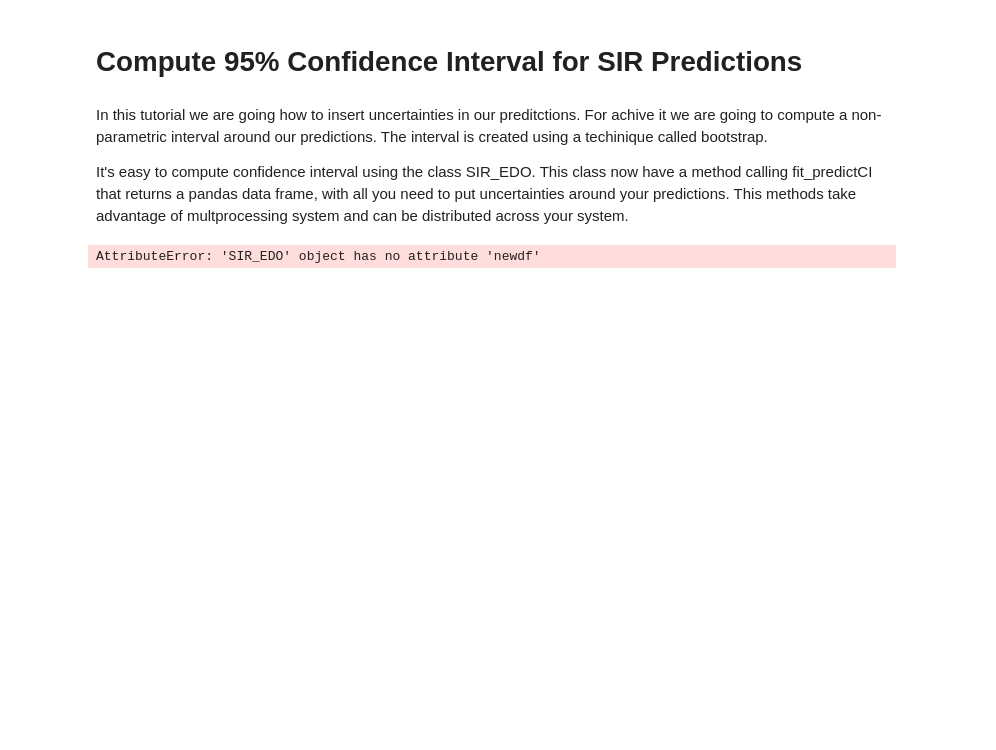
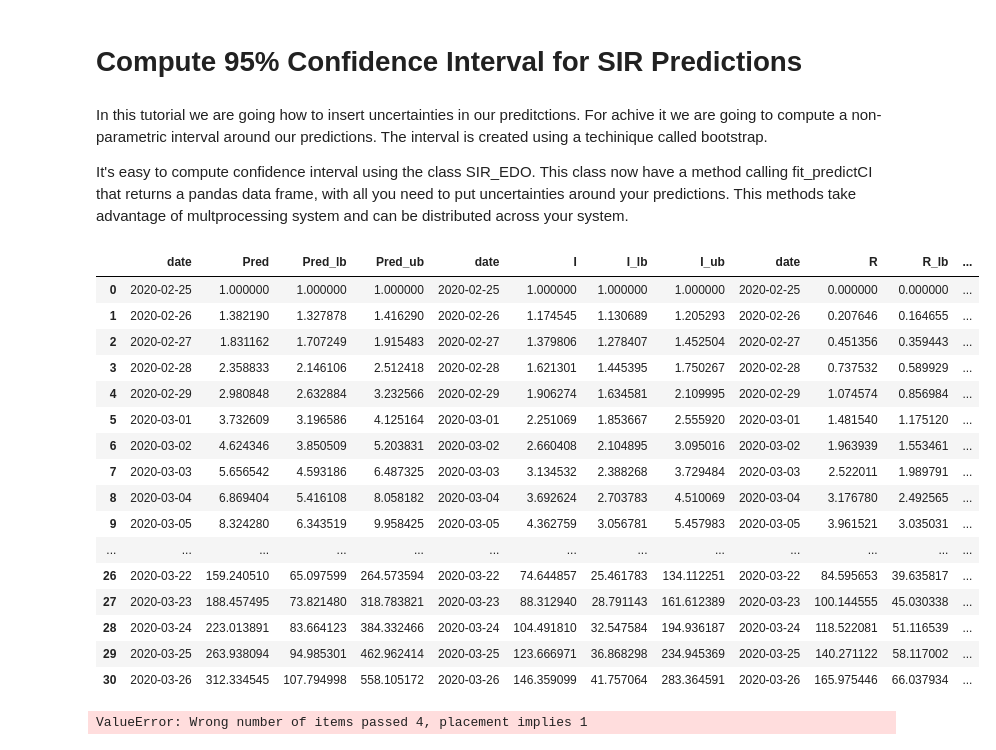
Before and after one commit to cidacslab/Mathematical-and-Statistical-Modeling-of-COVID19-in-Brazil, a Jupyter notebook: tutorials/SIRCIMP.ipynb, the cells around one changed output. Cells and saved outputs as stored; diff of their text form; code cells hidden in the pictures; blank space fills up the shorter version.

```diff
--- a/tutorials/SIRCIMP.ipynb
+++ b/tutorials/SIRCIMP.ipynb
@@ -36,14 +37,34 @@ model = SIR_EDO(50000000)
 # %%
 model.fit(x = x, y = y)
 # %%
-model.predictCI(x =x, y = y, ndays = 30, start = "2020-02-25",  bootstrap = 5, n_jobs = 8)
+resultdf = model.predictCI(x =x, y = y, ndays = 30, start = "2020-02-25",  bootstrap = 100, n_jobs = 8)
-# %% [output]
-AttributeError: 'SIR_EDO' object has no attribute 'newdf'
+# %%
+resultdf
+# %% [output]
+|  | date | Pred | Pred_lb | Pred_ub | date | I | I_lb | I_ub | date | R | R_lb | ... |
+| 0 | 2020-02-25 | 1.000000 | 1.000000 | 1.000000 | 2020-02-25 | 1.000000 | 1.000000 | 1.000000 | 2020-02-25 | 0.000000 | 0.000000 | ... |
+| 1 | 2020-02-26 | 1.382190 | 1.327878 | 1.416290 | 2020-02-26 | 1.174545 | 1.130689 | 1.205293 | 2020-02-26 | 0.207646 | 0.164655 | ... |
+| 2 | 2020-02-27 | 1.831162 | 1.707249 | 1.915483 | 2020-02-27 | 1.379806 | 1.278407 | 1.452504 | 2020-02-27 | 0.451356 | 0.359443 | ... |
+| 3 | 2020-02-28 | 2.358833 | 2.146106 | 2.512418 | 2020-02-28 | 1.621301 | 1.445395 | 1.750267 | 2020-02-28 | 0.737532 | 0.589929 | ... |
+| 4 | 2020-02-29 | 2.980848 | 2.632884 | 3.232566 | 2020-02-29 | 1.906274 | 1.634581 | 2.109995 | 2020-02-29 | 1.074574 | 0.856984 | ... |
+| 5 | 2020-03-01 | 3.732609 | 3.196586 | 4.125164 | 2020-03-01 | 2.251069 | 1.853667 | 2.555920 | 2020-03-01 | 1.481540 | 1.175120 | ... |
+| 6 | 2020-03-02 | 4.624346 | 3.850509 | 5.203831 | 2020-03-02 | 2.660408 | 2.104895 | 3.095016 | 2020-03-02 | 1.963939 | 1.553461 | ... |
+| 7 | 2020-03-03 | 5.656542 | 4.593186 | 6.487325 | 2020-03-03 | 3.134532 | 2.388268 | 3.729484 | 2020-03-03 | 2.522011 | 1.989791 | ... |
+| 8 | 2020-03-04 | 6.869404 | 5.416108 | 8.058182 | 2020-03-04 | 3.692624 | 2.703783 | 4.510069 | 2020-03-04 | 3.176780 | 2.492565 | ... |
+| 9 | 2020-03-05 | 8.324280 | 6.343519 | 9.958425 | 2020-03-05 | 4.362759 | 3.056781 | 5.457983 | 2020-03-05 | 3.961521 | 3.035031 | ... |
+| ... | ... | ... | ... | ... | ... | ... | ... | ... | ... | ... | ... | ... |
+| 26 | 2020-03-22 | 159.240510 | 65.097599 | 264.573594 | 2020-03-22 | 74.644857 | 25.461783 | 134.112251 | 2020-03-22 | 84.595653 | 39.635817 | ... |
+| 27 | 2020-03-23 | 188.457495 | 73.821480 | 318.783821 | 2020-03-23 | 88.312940 | 28.791143 | 161.612389 | 2020-03-23 | 100.144555 | 45.030338 | ... |
+| 28 | 2020-03-24 | 223.013891 | 83.664123 | 384.332466 | 2020-03-24 | 104.491810 | 32.547584 | 194.936187 | 2020-03-24 | 118.522081 | 51.116539 | ... |
+| 29 | 2020-03-25 | 263.938094 | 94.985301 | 462.962414 | 2020-03-25 | 123.666971 | 36.868298 | 234.945369 | 2020-03-25 | 140.271122 | 58.117002 | ... |
+| 30 | 2020-03-26 | 312.334545 | 107.794998 | 558.105172 | 2020-03-26 | 146.359099 | 41.757064 | 283.364591 | 2020-03-26 | 165.975446 | 66.037934 | ... |
 # %%
 #plot graph using ggplot
 (ggplot(resultdf) +
-    geom_line(aes(x = "date", y = "predicted")) +
-    geom_ribbon(aes(x = "date", ymin = "lb", ymax = "ub"), alpha = 0.5) +
+    geom_line(aes(x = "date", y = "Pred")) +
+    geom_ribbon(aes(x = "date", ymin = "Pred_lb", ymax = "Pred_ub"), alpha = 0.5) +
     scale_x_datetime(breaks = date_breaks('5 days'), labels=date_format('%d-%b')) +
     ggtitle("Series of covid-19 for Sao Paulo") +
     ylab("Number of cases"))
+# %% [output]
+ValueError: Wrong number of items passed 4, placement implies 1
```
Also changed, not shown: parts of 1 cell of this notebook, 2 other files.
